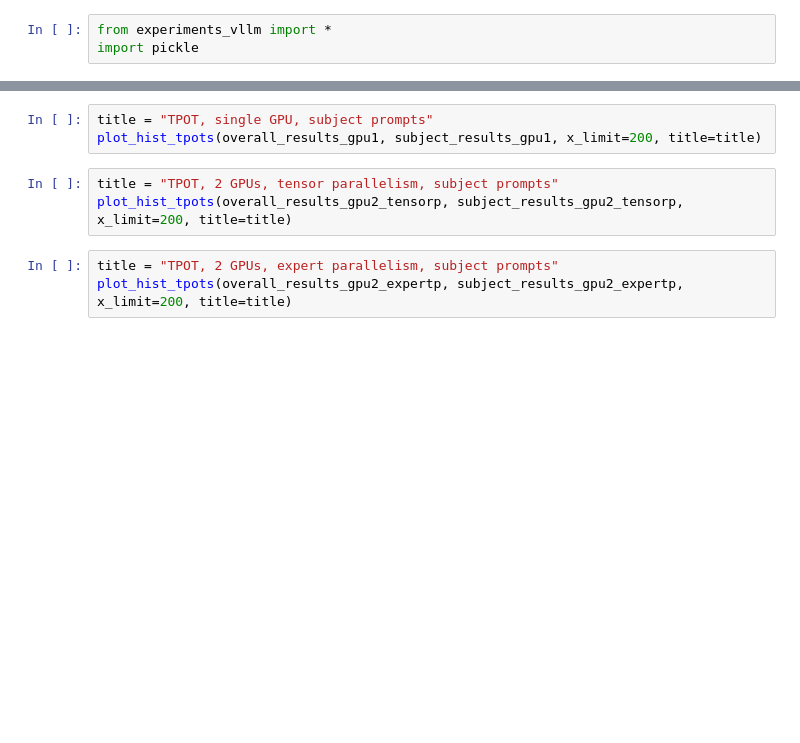
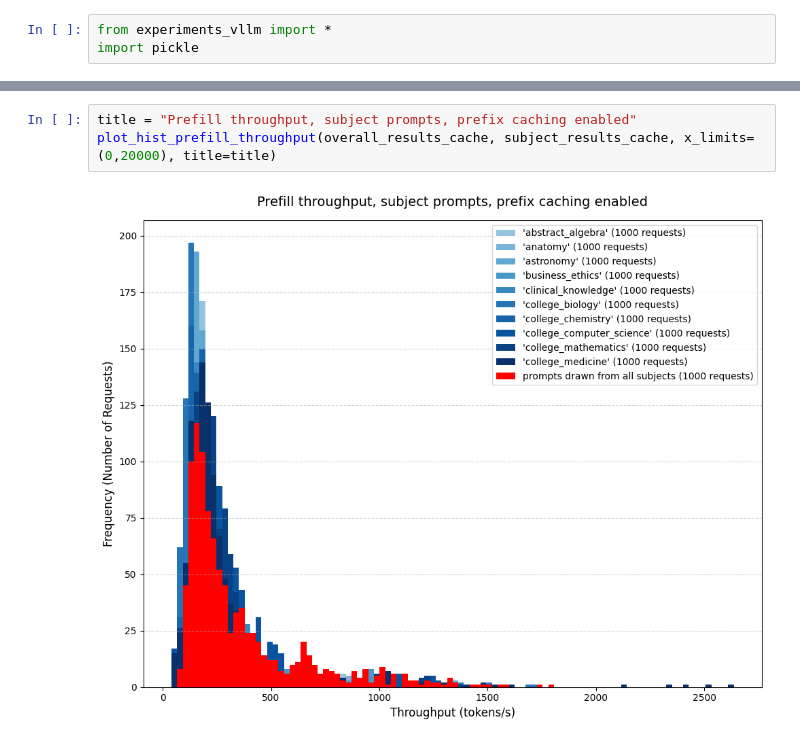
Before and after one commit to deveringham/moe-experiments, a Jupyter notebook: vllm_analysis.ipynb, the cells around one changed output, grey strips where cells are left out. Cells and saved outputs as stored; diff of their text form; blank space fills up the shorter version.

```diff
--- a/vllm_analysis.ipynb
+++ b/vllm_analysis.ipynb
@@ -36,9 +33,5 @@ plot_hist_tpots(overall_results_gpu2_expertp, repeat_results_gpu2_expertp, x_lim
 # %%
-title = "TPOT, single GPU, subject prompts"
-plot_hist_tpots(overall_results_gpu1, subject_results_gpu1, x_limit=200, title=title)
+title = "Prefill throughput, subject prompts, prefix caching enabled"
+plot_hist_prefill_throughput(overall_results_cache, subject_results_cache, x_limits=(0,20000), title=title)
+# %% [output]
+[figure, added]
-# %%
-title = "TPOT, 2 GPUs, tensor parallelism, subject prompts"
-plot_hist_tpots(overall_results_gpu2_tensorp, subject_results_gpu2_tensorp, x_limit=200, title=title)
-# %%
-title = "TPOT, 2 GPUs, expert parallelism, subject prompts"
-plot_hist_tpots(overall_results_gpu2_expertp, subject_results_gpu2_expertp, x_limit=200, title=title)
```
Also changed, not shown: parts of 7 cells of this notebook, 2 other files.
